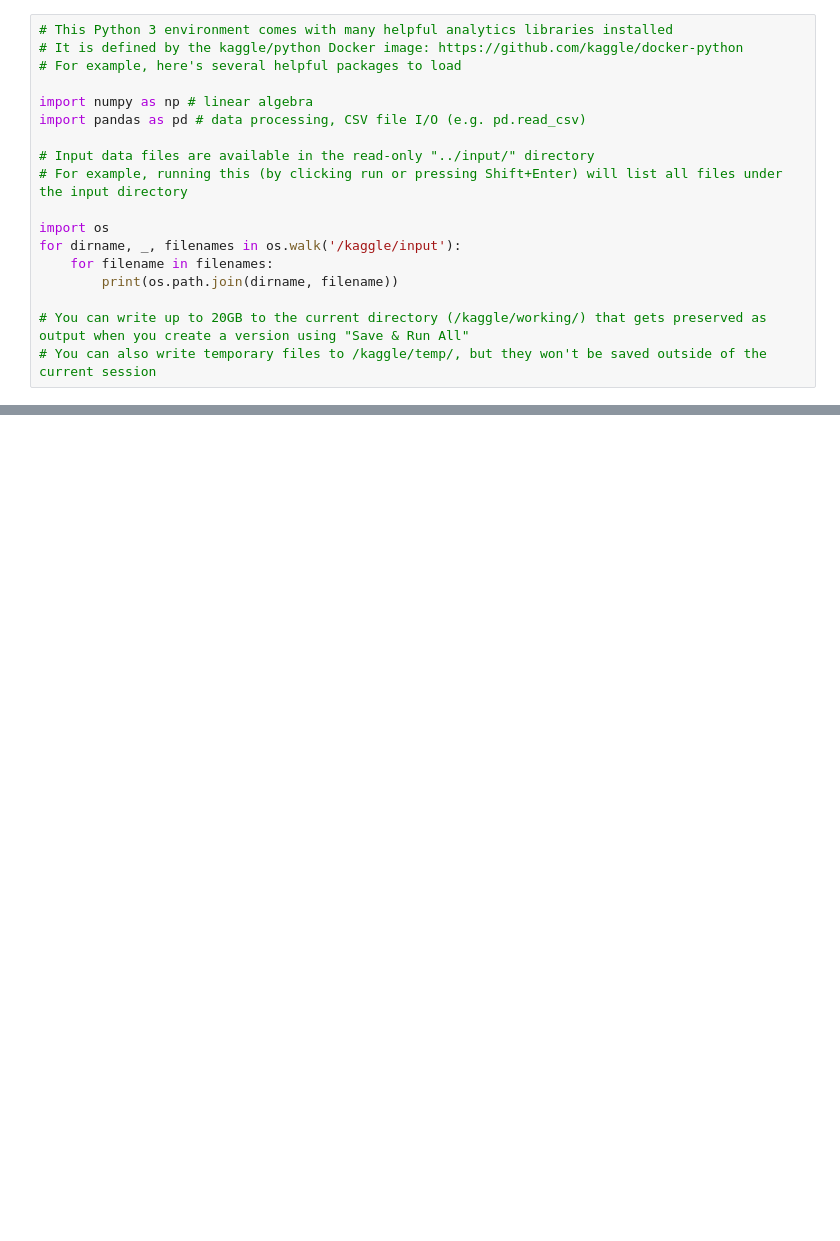
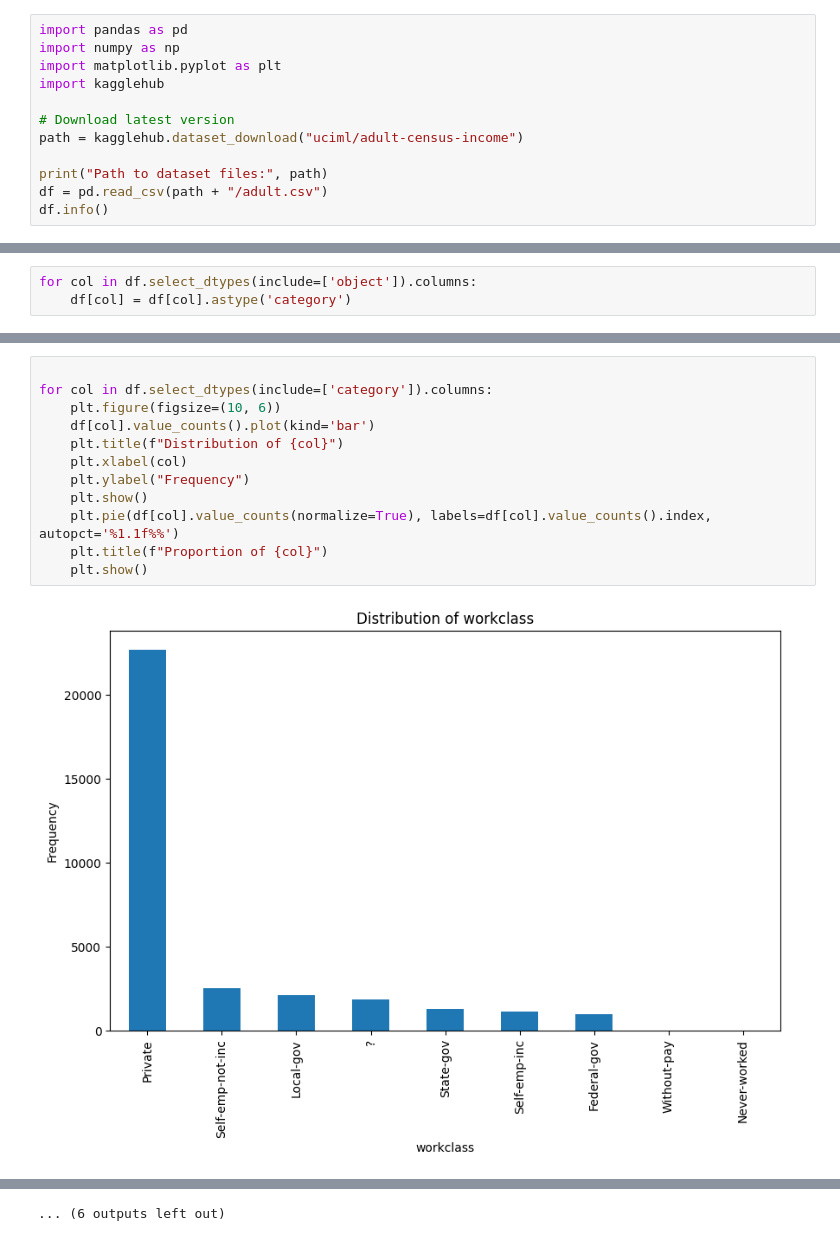
Before and after one commit to carrillo21108/responsibleAI-proyecto01, a Jupyter notebook: project-eda.ipynb, the cells around one changed output, grey strips where cells are left out. Saved outputs shown, nothing was run; the diff lists cells and outputs as text; blank space fills up the shorter version.

Commit message:
feat: add boxplot, distribution, frequencies and pie charts

```diff
--- a/project-eda.ipynb
+++ b/project-eda.ipynb
@@ -1,19 +21,13 @@
 # %%
-# This Python 3 environment comes with many helpful analytics libraries installed
-# It is defined by the kaggle/python Docker image: https://github.com/kaggle/docker-python
-# For example, here's several helpful packages to load
+import pandas as pd
+import numpy as np
+import matplotlib.pyplot as plt
+import kagglehub
 
-import numpy as np # linear algebra
-import pandas as pd # data processing, CSV file I/O (e.g. pd.read_csv)
+# Download latest version
+path = kagglehub.dataset_download("uciml/adult-census-income")
 
-# Input data files are available in the read-only "../input/" directory
-# For example, running this (by clicking run or pressing Shift+Enter) will list all files under the input directory
-
-import os
-for dirname, _, filenames in os.walk('/kaggle/input'):
-    for filename in filenames:
-        print(os.path.join(dirname, filename))
-
-# You can write up to 20GB to the current directory (/kaggle/working/) that gets preserved as output when you create a version using "Save & Run All"
-# You can also write temporary files to /kaggle/temp/, but they won't be saved outside of the current session
+print("Path to dataset files:", path)
+df = pd.read_csv(path + "/adult.csv")
+df.info()
 # %% [output]
@@ -20,0 +51,3 @@ for dirname, _, filenames in os.walk('/kaggle/input'):
+# %%
+for col in df.select_dtypes(include=['object']).columns:
+    df[col] = df[col].astype('category')
@@ -20,0 +69,14 @@ for dirname, _, filenames in os.walk('/kaggle/input'):
+# %%
+
+for col in df.select_dtypes(include=['category']).columns:
+    plt.figure(figsize=(10, 6))
+    df[col].value_counts().plot(kind='bar')
+    plt.title(f"Distribution of {col}")
+    plt.xlabel(col)
+    plt.ylabel("Frequency")
+    plt.show()
+    plt.pie(df[col].value_counts(normalize=True), labels=df[col].value_counts().index, autopct='%1.1f%%')
+    plt.title(f"Proportion of {col}")
+    plt.show()
+# %% [output]
+[figure, added]
@@ -20,0 +94 @@ for dirname, _, filenames in os.walk('/kaggle/input'):
+... (6 outputs left out)
```
Also changed, not shown: parts of 5 cells of this notebook.
